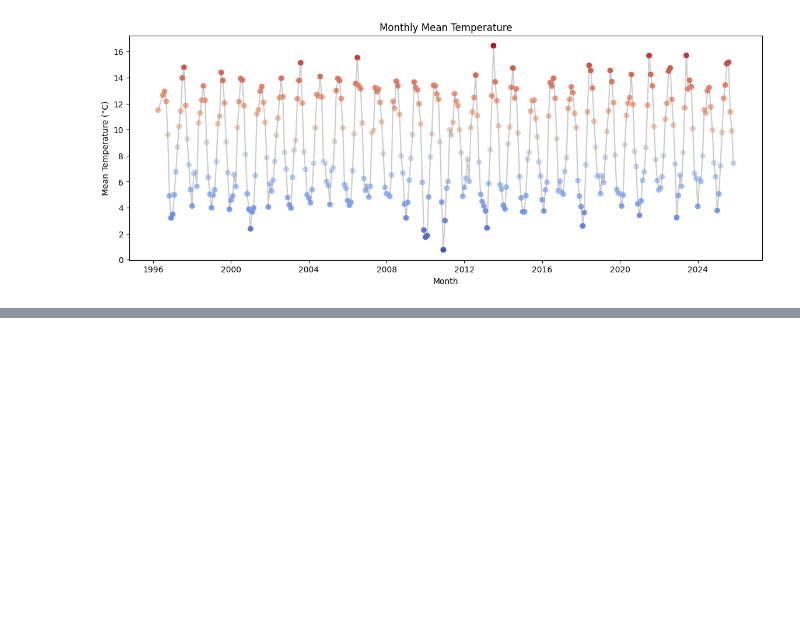
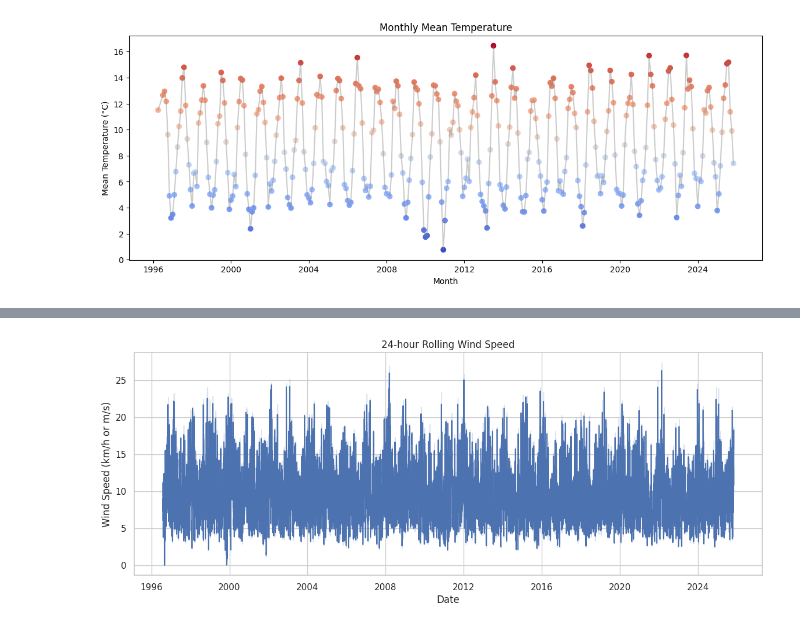
Before and after one commit to philipcullen93/programming-for-data-analytics, a Jupyter notebook: assignments/assignment06-weather.ipynb, the cells around one changed output, grey strips where cells are left out. Saved outputs shown, nothing was run; the diff lists cells and outputs as text; code cells hidden in the pictures; blank space fills up the shorter version.

```diff
--- a/assignments/assignment06-weather.ipynb
+++ b/assignments/assignment06-weather.ipynb
@@ -124,0 +127,3 @@ plt.show()
+# %%
+df['date'] = pd.to_datetime(df['date'])
+df = df.set_index('date')
@@ -124,0 +170,92 @@ plt.show()
+# %%
+import pandas as pd
+import numpy as np
+import matplotlib.pyplot as plt
+import seaborn as sns
+
+sns.set(style="whitegrid")
+
+# Convert 'date' column to datetime if it exists
+if 'date' in df.columns:
+    df['date'] = pd.to_datetime(df['date'])
+
+# Sort by date
+if 'date' in df.columns:
+    df = df.sort_values('date')
+else:
+    df.index = pd.to_datetime(df.index)
+    df = df.sort_index()
+
+# Convert wdsp to numeric
+df['wdsp'] = pd.to_numeric(df['wdsp'], errors='coerce')
+
+# -----------------------------
+# 2. Generate synthetic windspeed for missing values
+# -----------------------------
+mean_wind = df['wdsp'].mean()
+num_hours = len(df)
+num_days = num_hours / 24
+multiplier = (num_days * 2) - 1
+
+x_full = np.linspace(-np.pi, multiplier * np.pi, num_hours)
+wind_means = (np.sin(x_full) * (mean_wind / 3)) + mean_wind
+
+rng = np.random.default_rng()
+synthetic_wind = rng.poisson(lam=wind_means, size=num_hours)
+
+# Fill missing values
+df['wdsp_filled'] = df['wdsp']
+missing_mask = df['wdsp_filled'].isna()
+df.loc[missing_mask, 'wdsp_filled'] = synthetic_wind[missing_mask]
+
+# -----------------------------
+# 3. Compute 24-hour rolling mean
+# -----------------------------
+df['wdsp_filled'] = pd.to_numeric(df['wdsp_filled'], errors='coerce')
+rolling_wind = df['wdsp_filled'].rolling(window=24).mean()
+
+# Reset index to avoid duplicate index issues in plotting
+if df.index.name == 'date' or 'date' in df.columns:
+    df_plot = df.reset_index()
+else:
+    df_plot = df.reset_index().rename(columns={'index':'date'})
+df_plot['rolling_wind'] = rolling_wind.values
+
+# -----------------------------
+# 4. Plot 24-hour rolling windspeed
+# -----------------------------
+plt.figure(figsize=(14,5))
+sns.lineplot(data=df_plot, x='date', y='rolling_wind')
+plt.title("24-hour Rolling Wind Speed")
+plt.xlabel("Date")
+plt.ylabel("Wind Speed (km/h or m/s)")
+plt.show()
+
+# -----------------------------
+# 5. Plot daily max windspeed
+# -----------------------------
+df_plot['date'] = pd.to_datetime(df_plot['date'])
+df_daily_max = df_plot.groupby(df_plot['date'].dt.date)['wdsp_filled'].max().reset_index()
+df_daily_max.rename(columns={'wdsp_filled':'max_wdsp'}, inplace=True)
+
+plt.figure(figsize=(14,5))
+sns.lineplot(data=df_daily_max, x='date', y='max_wdsp')
+plt.title("Daily Maximum Wind Speed")
+plt.xlabel("Date")
+plt.ylabel("Max Wind Speed")
+plt.show()
+
+# -----------------------------
+# 6. Plot monthly mean of daily max windspeed
+# -----------------------------
+df_daily_max['date'] = pd.to_datetime(df_daily_max['date'])
+df_monthly_max = df_daily_max.resample('M', on='date')['max_wdsp'].mean().reset_index()
+
+plt.figure(figsize=(14,5))
+sns.lineplot(data=df_monthly_max, x='date', y='max_wdsp')
+plt.title("Monthly Mean of Daily Max Wind Speed")
+plt.xlabel("Month")
+plt.ylabel("Mean Max Wind Speed")
+plt.show()
+# %% [output]
+[figure, added]
```
Also changed, not shown: parts of 12 cells of this notebook.
